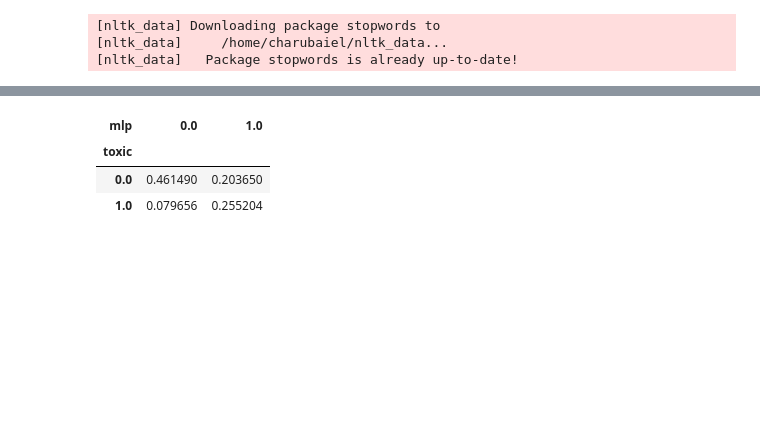
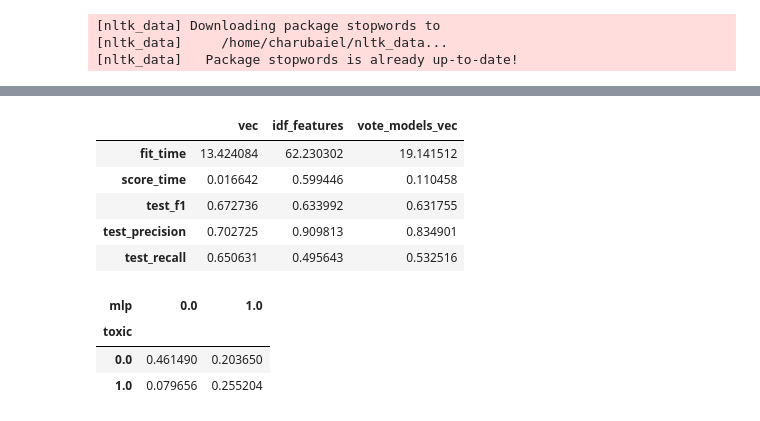
Before and after one commit to charubaiel/nlp_otp_hw, a Jupyter notebook: prod_models/learn.ipynb, the cells around one changed output, grey strips where cells are left out. Saved outputs shown, nothing was run; the diff lists cells and outputs as text; code cells hidden in the pictures; blank space fills up the shorter version.

```diff
--- a/prod_models/learn.ipynb
+++ b/prod_models/learn.ipynb
@@ -140,0 +171,11 @@ Pipeline(steps=[('idf',
+# %%
+prms_vc_idf = {'clf__n_estimators':np.arange(100,2000,200),
+            'clf__learning_rate':np.arange(0.01,0.2,.05),
+            'clf__subsample' : [1,.9,.8],
+            'clf__subsample_freq':[1,2],
+            'clf__max_depth': [-1,2,4,6,9,12,15],
+            'clf__num_leaves': [5,10,20,30,50,80]}
+# %%
+rs_vc_idf = model_selection.RandomizedSearchCV(pipe_idf_fe,prms_vc_idf,cv=3,scoring='roc_auc',n_iter=10,n_jobs=4,verbose=5)
+
+rs_vc_idf.fit(data,target)
@@ -140,0 +226,4 @@ Pipeline(steps=[('idf',
+# %%
+idf_fu = pipeline.FeatureUnion([('idf_w',word_vectorizer),('idf_c',char_vectorizer)])
+clf_2idf = lgbm.LGBMClassifier(subsample_freq=2,num_leaves=5,n_estimators=1300,learning_rate=0.06,subsample=1,class_weight = target.value_counts(normalize=True).to_dict())
+pipe_idf_fe = pipeline.Pipeline([('idf',idf_fu),('clf',clf_2idf)])
@@ -142,7 +256,7 @@ Pipeline(steps=[('idf',
 class_prior=target.value_counts(normalize=True).values[::-1]
 
 clf_svc_vec = linear_model.SGDClassifier(loss='modified_huber',penalty = 'l1',class_weight= target.value_counts(normalize=True).to_dict())
-clf_rf_vec = lgbm.LGBMClassifier(n_estimators=1000,num_leaves=15,class_weight= target.value_counts(normalize=True).to_dict())
+clf_rf_vec = lgbm.LGBMClassifier(subsample_freq=2,num_leaves=5,n_estimators=1300,learning_rate=0.06,subsample=1,class_weight= target.value_counts(normalize=True).to_dict())
 clf_mlp_vec = neural_network.MLPClassifier(hidden_layer_sizes=(300,1),max_iter=1000,learning_rate='adaptive')
 
 clf_vote = ensemble.VotingClassifier(estimators=[('svc',clf_svc_vec),('gbm',clf_rf_vec),('mlp',clf_mlp_vec)],voting='soft')
@@ -199,3 +314,12 @@ voting(['какая же ты тварь'])
+# %%
+pd.DataFrame(scores)
+# %% [output]
+|  | vec | idf_features | vote_models_vec |
+| fit_time | 13.424084 | 62.230302 | 19.141512 |
+| score_time | 0.016642 | 0.599446 | 0.110458 |
+| test_f1 | 0.672736 | 0.633992 | 0.631755 |
+| test_precision | 0.702725 | 0.909813 | 0.834901 |
+| test_recall | 0.650631 | 0.495643 | 0.532516 |
 # %%
 zz3 = vk_all.assign(vote_max = voting(vk_all['comment']),
                     idf = pipe_idf_fe.predict_proba(vk_all['comment'])[:,1],
```
Also changed, not shown: parts of 14 cells of this notebook, 13 other files.
